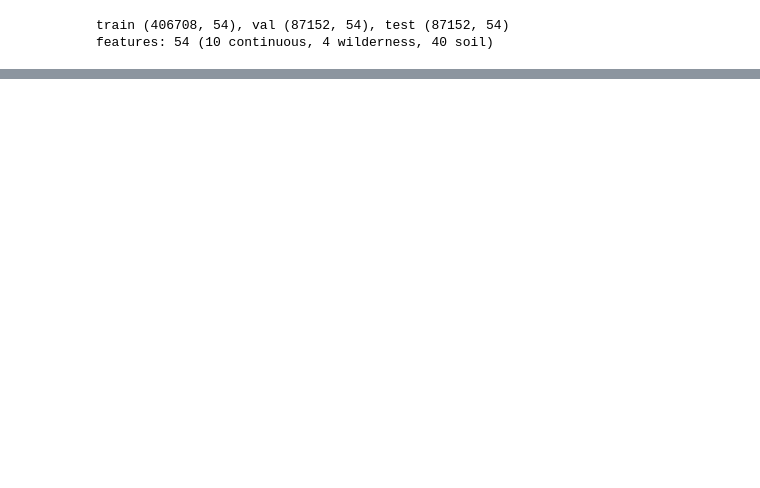
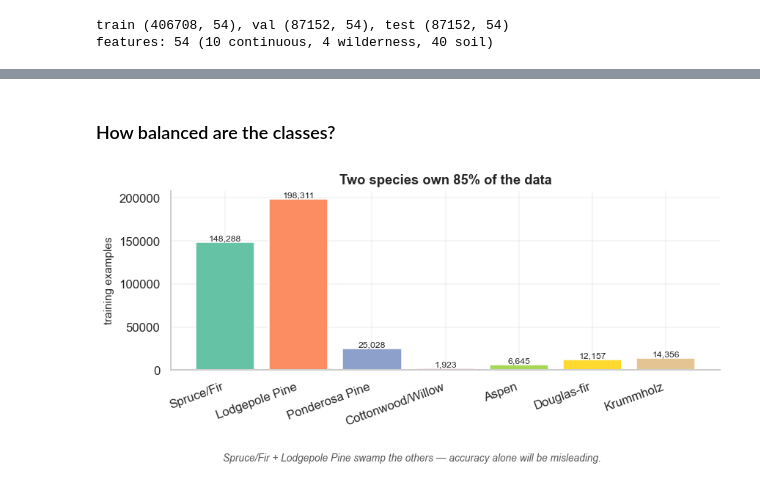
Before and after one commit to Ahmad-Jaradat-Space/forest-cover-type, a Jupyter notebook: notebook.ipynb, the cells around one changed output, grey strips where cells are left out. Saved outputs shown, nothing was run; the diff lists cells and outputs as text; code cells hidden in the pictures; blank space fills up the shorter version.

Commit message:
rewrote notebook around problem -> evidence -> resolution arc with annotated plot takeaways

```diff
--- a/notebook.ipynb
+++ b/notebook.ipynb
@@ -328,0 +63,11 @@ Tree ensembles win, which is the expected outcome on tabular data with mixed con
+# %% [markdown]
+### How balanced are the classes?
+# %%
+fig, ax = plt.subplots(figsize=(8, 3.5))
+plots.class_balance_bar(y_train, data.CLASS_NAMES, ax=ax)
+ax.set_title("Two species own 85% of the data")
+plots.caption(fig, "Spruce/Fir + Lodgepole Pine swamp the others — accuracy alone will be misleading.")
+plt.tight_layout()
+plt.show()
+# %% [output]
+[figure, added]
```
Also changed, not shown: parts of 79 cells of this notebook, 1 other file.
